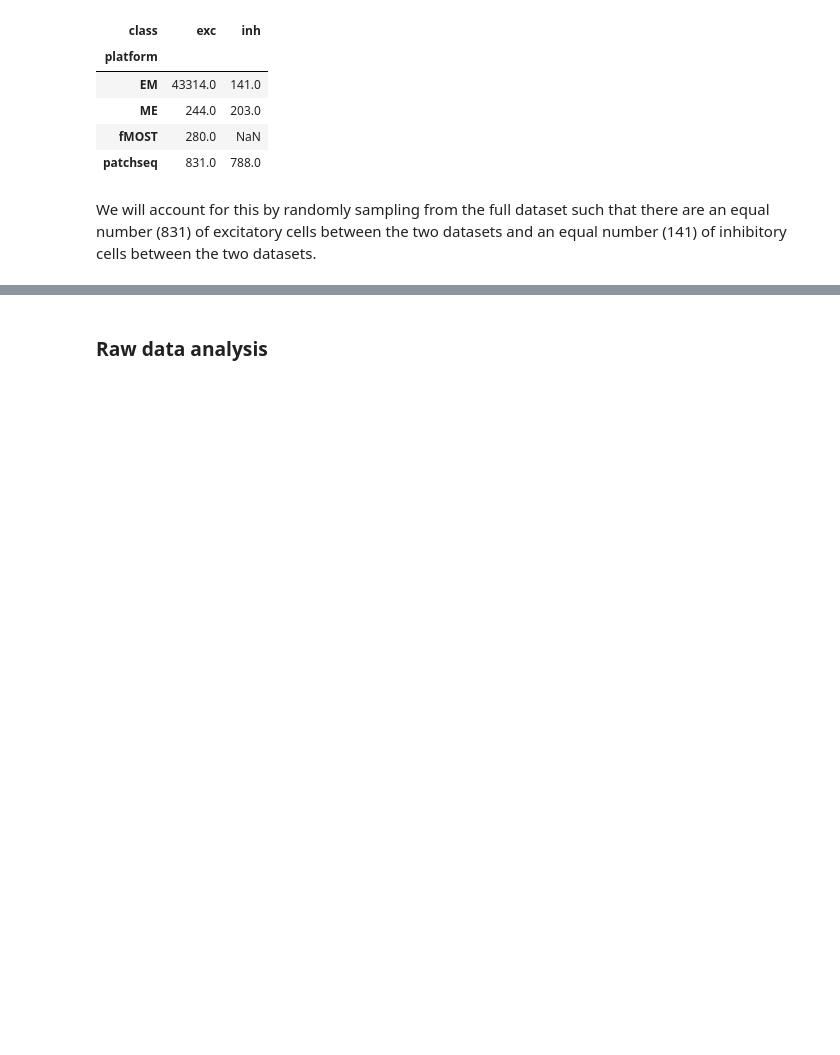
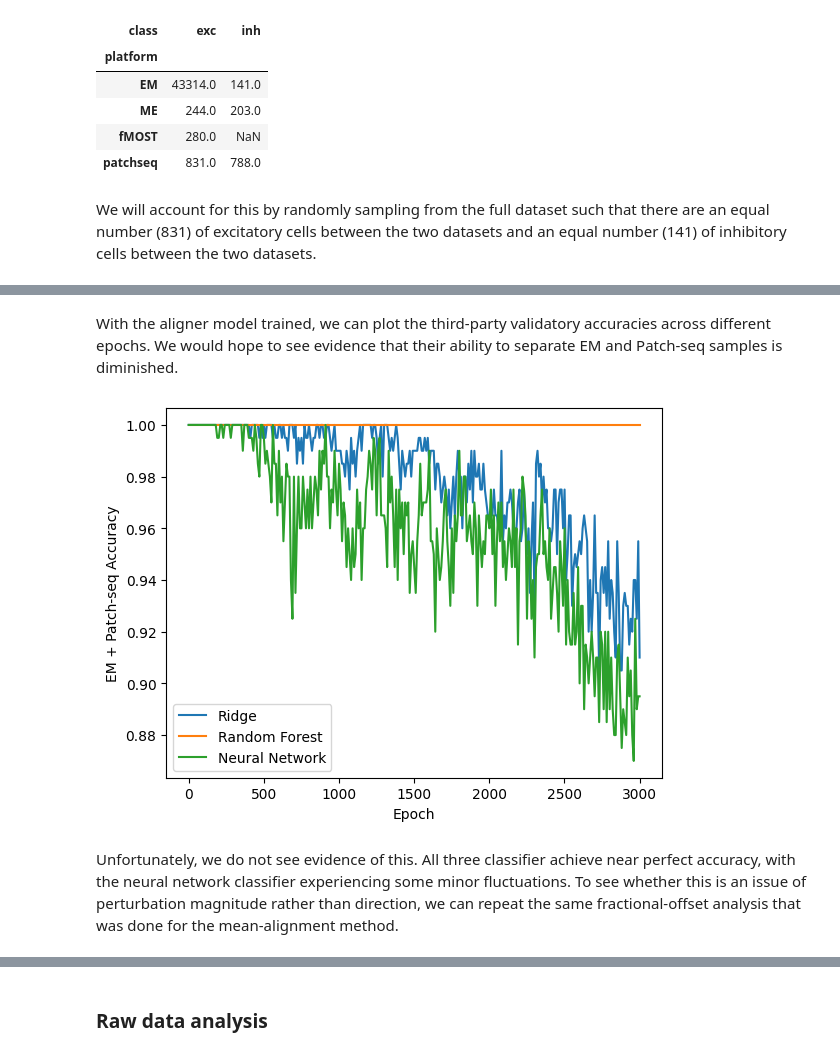
Before and after one commit to AllenInstitute/cplAE_MET, a Jupyter notebook: notebooks/Morph_EMvsPatchSeq.ipynb, the cells around one changed output, grey strips where cells are left out. Cells and saved outputs as stored; diff of their text form; code cells hidden in the pictures; blank space fills up the shorter version.

```diff
--- a/notebooks/Morph_EMvsPatchSeq.ipynb
+++ b/notebooks/Morph_EMvsPatchSeq.ipynb
@@ -102,0 +434,24 @@ We will account for this by randomly sampling from the full dataset such that th
+# %%
+device = "mps"
+num_epochs = 10000
+batch_size = 2048
+aligner_hidden_dims = (100, 10, 100)
+classifier_hidden_dims = []
+aligner_lr = 1e-4
+classifier_lr = 1e-5
+norm_loss_frac = 0.5
+# %%
+train_dataset = ExcDataset(X_train[y_train == 1], y_train[y_train == 1], device)
+train_dataloader = torch.utils.data.DataLoader(train_dataset, batch_size = batch_size, shuffle = True)
+val_dataset = ExcDataset(X_test[y_test == 1], y_test[y_test == 1], device)
+val_dataloader = torch.utils.data.DataLoader(val_dataset, batch_size = 1024)
+
+(X_em_train, X_em_test) = (X_train[y_train == 0], X_test[y_test == 0])
+(X_patch_test, y_patch_test) = (X_test[y_test == 1], y_test[y_test == 1])
+# %%
+aligner = Aligner(classifier_hidden_dims)
+classifier = Classifier(classifier_hidden_dims)
+# %%
+results = train(aligner.float().to(device), classifier.float().to(device), train_dataloader, val_dataloader,
+                torch.from_numpy(X_em_train).float().to(device), torch.from_numpy(X_em_test).float().to(device),
+                num_epochs, aligner_lr, classifier_lr, norm_loss_frac)
@@ -102,0 +477,17 @@ We will account for this by randomly sampling from the full dataset such that th
+# %% [markdown]
+With the aligner model trained, we can plot the third-party validatory accuracies across different epochs. We would hope to see evidence that their ability to separate EM and Patch-seq samples is diminished.
+# %%
+accs = [(epoch, result_dict["validators"]) for (epoch, result_dict) in enumerate(results, 1) if "validators" in result_dict]
+epochs = [epoch for (epoch, _) in accs]
+(ridge_accs, forest_accs, mlp_accs) = ([tupl[1][0] for tupl in accs], [tupl[1][1] for tupl in accs], [tupl[1][2] for tupl in accs])
+plt.plot(epochs, ridge_accs, label = "Ridge")
+plt.plot(epochs, forest_accs, label = "Random Forest")
+plt.plot(epochs, mlp_accs, label = "Neural Network")
+plt.legend()
+plt.xlabel("Epoch")
+plt.ylabel("EM + Patch-seq Accuracy")
+plt.show()
+# %% [output]
+[figure, added]
+# %% [markdown]
+Unfortunately, we do not see evidence of this. All three classifier achieve near perfect accuracy, with the neural network classifier experiencing some minor fluctuations. To see whether this is an issue of perturbation magnitude rather than direction, we can repeat the same fractional-offset analysis that was done for the mean-alignment method.
```
Also changed, not shown: parts of 63 cells of this notebook, 1 other file.
